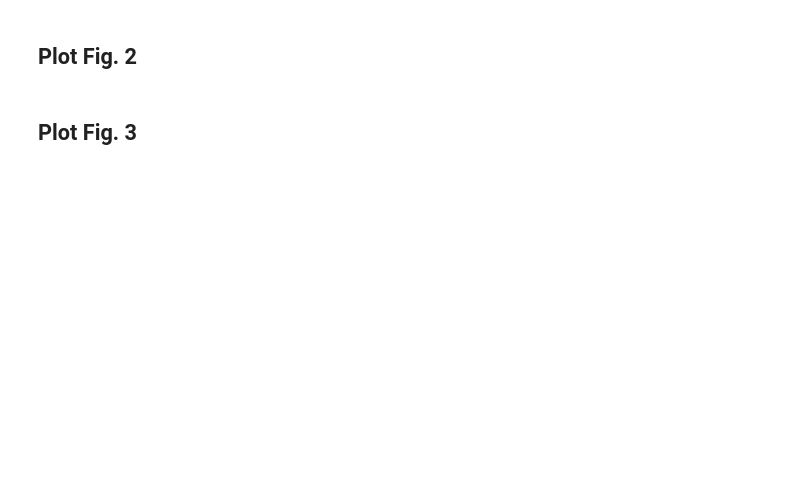
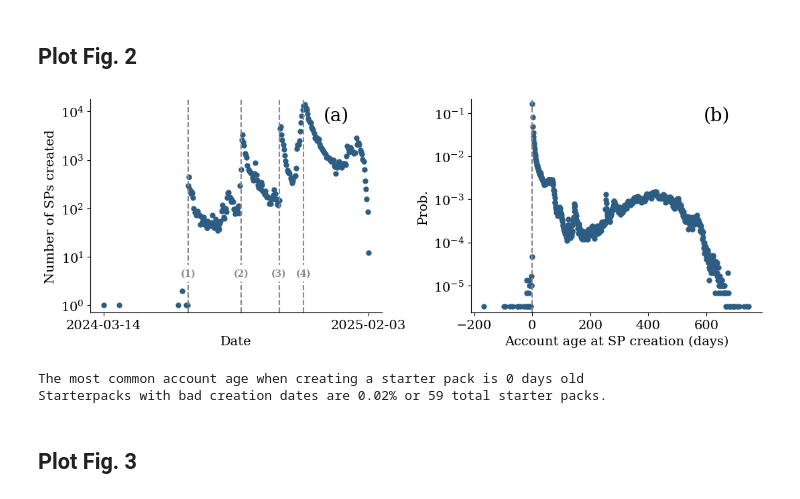
Before and after one commit to nwlandry/a-blue-start, a Jupyter notebook: plot_starterpack_stats.ipynb, the cells around one changed output. Saved outputs shown, nothing was run; the diff lists cells and outputs as text; code cells hidden in the pictures; blank space fills up the shorter version.

```diff
--- a/plot_starterpack_stats.ipynb
+++ b/plot_starterpack_stats.ipynb
@@ -166,10 +194,6 @@ print(f"Mode of the degree is ", mode_degree)
 ## Plot Fig. 2
 # %%
 plt.figure(figsize=(11, 4))
-
-ymin = 0.9
-ymax = 20000
-
 text_height = 4
 
 plt.subplot(121)
@@ -177,6 +201,8 @@ ax = plt.gca()
 plt.text(0.8, 0.9, "(a)", fontsize=20, transform=ax.transAxes)
 
 t, c = np.unique(creation_dates, return_counts=True)
+ymin = min(c) * 0.7
+ymax = max(c) * 1.3
 
 plt.scatter(t, c, marker="o", s=25, color=colors[0])
 
@@ -227,38 +253,52 @@ tb = plt.text(
     text_height,
     "(4)",
     horizontalalignment="center",
     fontweight="bold",
     color=colors[4],
 )
 tb.set_bbox(dict(facecolor="white", alpha=1, linewidth=0))
 
 plt.yscale("log")
 plt.xticks([min(t), max(t)])
 plt.ylim([ymin, ymax])
 plt.minorticks_off()
 sns.despine()
 
 plt.xlabel(r"Date")
 plt.ylabel(r"Number of SPs created")
 
 plt.subplot(122)
 ax = plt.gca()
 plt.text(0.8, 0.9, "(b)", fontsize=20, transform=ax.transAxes)
 d, p = np.unique(account_age_at_creation, return_counts=True)
-plt.scatter(d, p / p.sum(), marker="o", s=25, color=colors[0])
+p = p / p.sum()
+plt.scatter(d, p, marker="o", s=25, color=colors[0])
+ymin = min(p) * 0.7
+ymax = max(p) * 1.3
+plt.plot([0, 0], [ymin, ymax], "--", color=colors[4])
 plt.yscale("log")
 plt.xlabel(r"Account age at SP creation (days)")
 plt.ylabel(r"Prob.")
+plt.ylim([ymin, ymax])
+
 plt.minorticks_off()
 sns.despine()
 
 plt.tight_layout()
 plt.savefig("figures/temporal_starterpack_stats.pdf", dpi=1000)
 plt.show()
+# %% [output]
+[figure, added]
 # %%
 print(
     f"The most common account age when creating a starter pack is {d[np.argmax(p)]} days old"
 )
+num_bad_dates = len([d for d in account_age_at_creation if d < 0])
+frac_bad_dates =  num_bad_dates / len(account_age_at_creation)
+print(f"Starterpacks with bad creation dates are {round(frac_bad_dates * 100, 3)}% or {num_bad_dates} total starter packs.")
+# %% [output]
+The most common account age when creating a starter pack is 0 days old
+Starterpacks with bad creation dates are 0.02% or 59 total starter packs.
 # %%
 df = pl.read_csv("data/s_count.txt", separator="\t")
 
```
Also changed, not shown: parts of 9 cells of this notebook, 6 other files.
